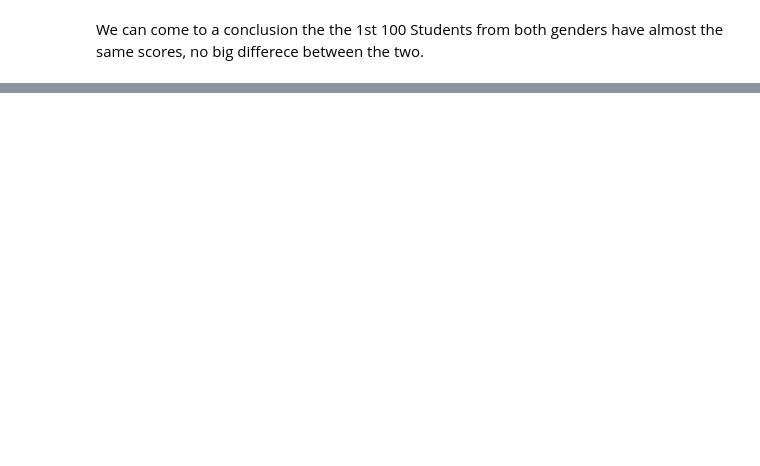
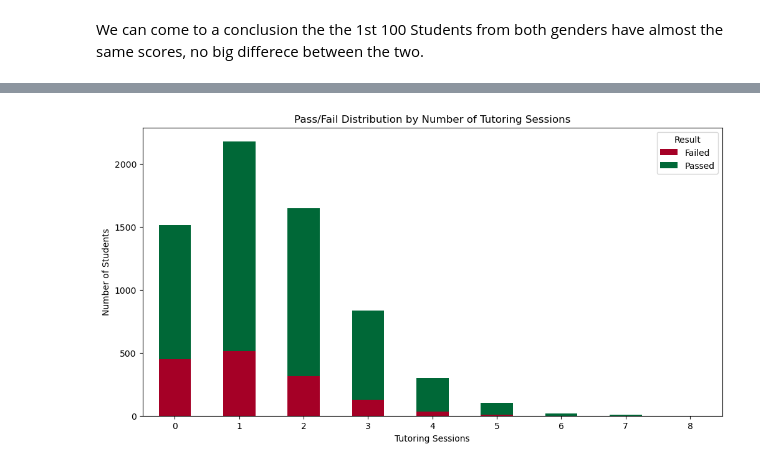
Before and after one commit to geff-ghost/studentPerformance, a Jupyter notebook: studentPerformance.ipynb, the cells around one changed output, grey strips where cells are left out. Cells and saved outputs as stored; diff of their text form; code cells hidden in the pictures; blank space fills up the shorter version.

Commit message:
Failure Analysis

```diff
--- a/studentPerformance.ipynb
+++ b/studentPerformance.ipynb
@@ -93,0 +286,9 @@ We can come to a conclusion the the 1st 100 Students from both genders have almo
+# %%
+# Define failure threshold
+fail_threshold = 65 # Assuming 50% is the passing mark
+
+# Create failed Students data frame
+failed_students = df[df.Exam_Score < fail_threshold]
+
+print(f"Number of failed students {len(failed_students)}")
+print(f"Percentage failed: {(len(failed_students)/len(df)*100):.1f}%")
@@ -93,0 +300,8 @@ We can come to a conclusion the the 1st 100 Students from both genders have almo
+# %%
+# Add Pass/Fail category
+df['Pass_Fail'] = df['Exam_Score'].apply(lambda x: 'Failed' if x < fail_threshold else 'Passed')
+
+# Group by tutoring sessions and pass/fail
+tutoring_breakdown = df.groupby(['Tutoring_Sessions', 'Pass_Fail']).size().unstack()
+print("Student Distribution by Tutoring Sessions")
+print(tutoring_breakdown)
@@ -93,0 +321,10 @@ We can come to a conclusion the the 1st 100 Students from both genders have almo
+# %%
+# Visualize
+tutoring_breakdown.plot(kind='bar', stacked=True, figsize=(12,6), colormap='RdYlGn')
+plt.title('Pass/Fail Distribution by Number of Tutoring Sessions')
+plt.xlabel('Tutoring Sessions')
+plt.ylabel('Number of Students')
+plt.legend(title='Result')
+plt.xticks(rotation=0);
+# %% [output]
+[figure, added]
```
Also changed, not shown: parts of 25 cells of this notebook.
